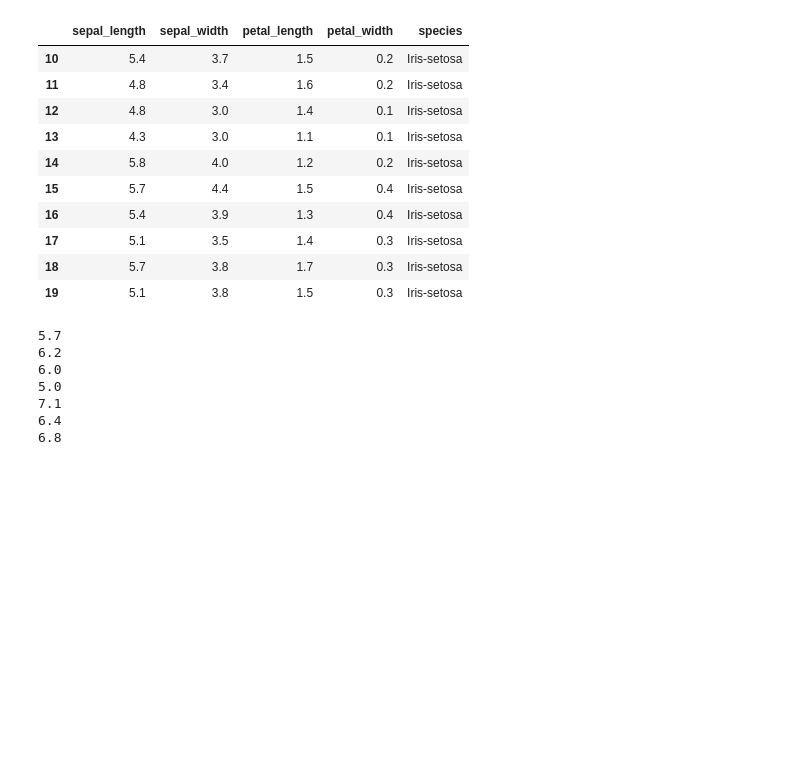
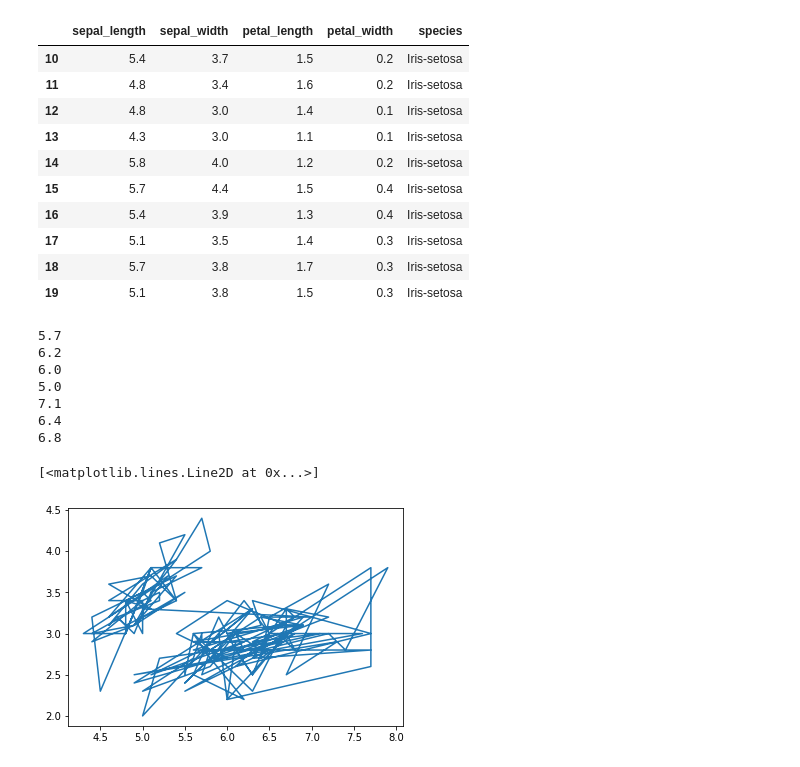
Before and after one commit to Nirvik663/iris-data-set, a Jupyter notebook: iris.ipynb, the cells around one changed output. Drawn from its saved outputs; the diff is of its cells as text; code cells hidden in the pictures; blank space fills up the shorter version.

```diff
--- a/iris.ipynb
+++ b/iris.ipynb
@@ -29,3 +29,9 @@ for i in range( len(df['sepal_length'])):
 7.1
 6.4
 6.8
+# %%
+import matplotlib.pyplot as plt
+plt.plot(df['sepal_length'], df['sepal_width'])
+# %% [output]
+[<matplotlib.lines.Line2D at 0x...>]
+[figure, added]
```
Also changed, not shown: parts of 2 cells of this notebook.
